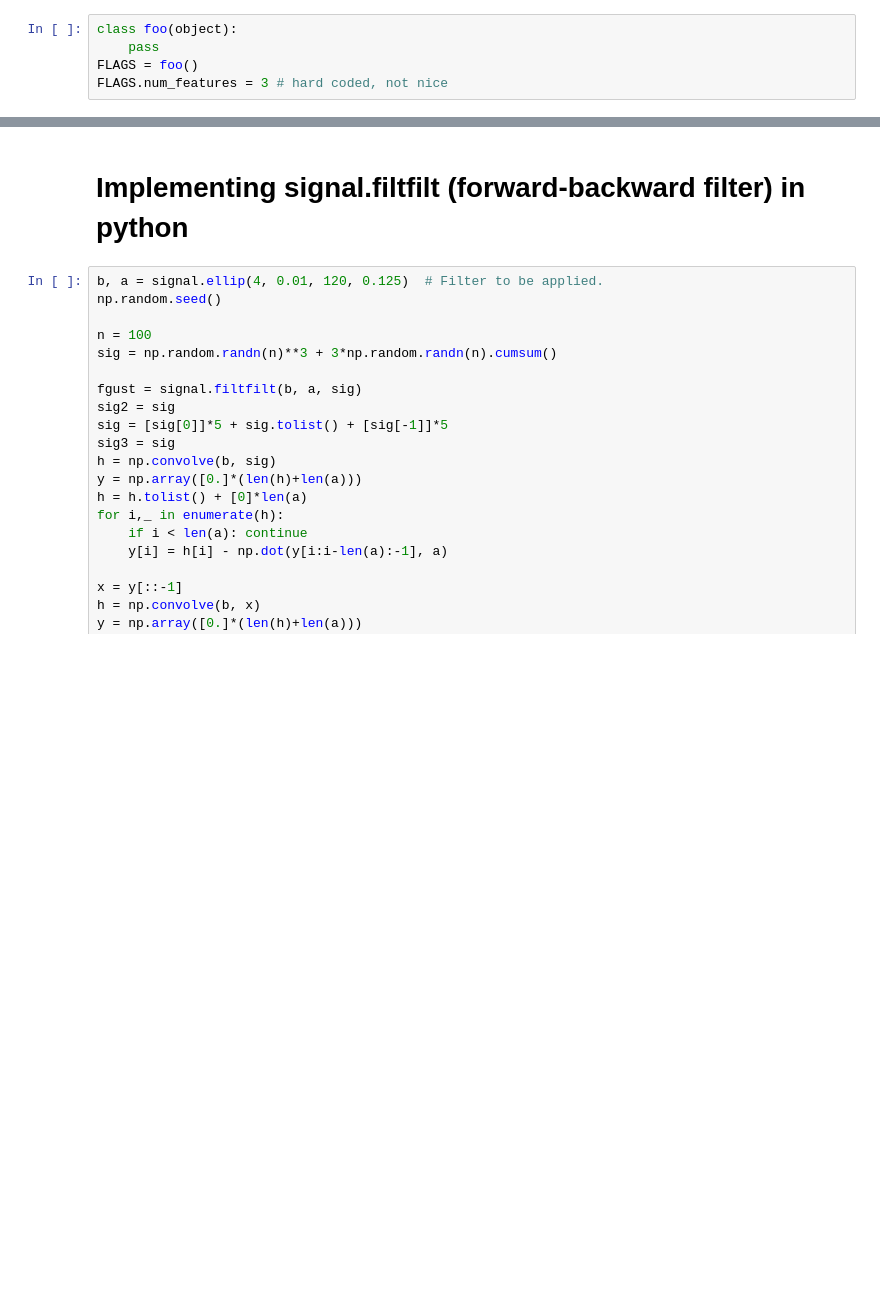
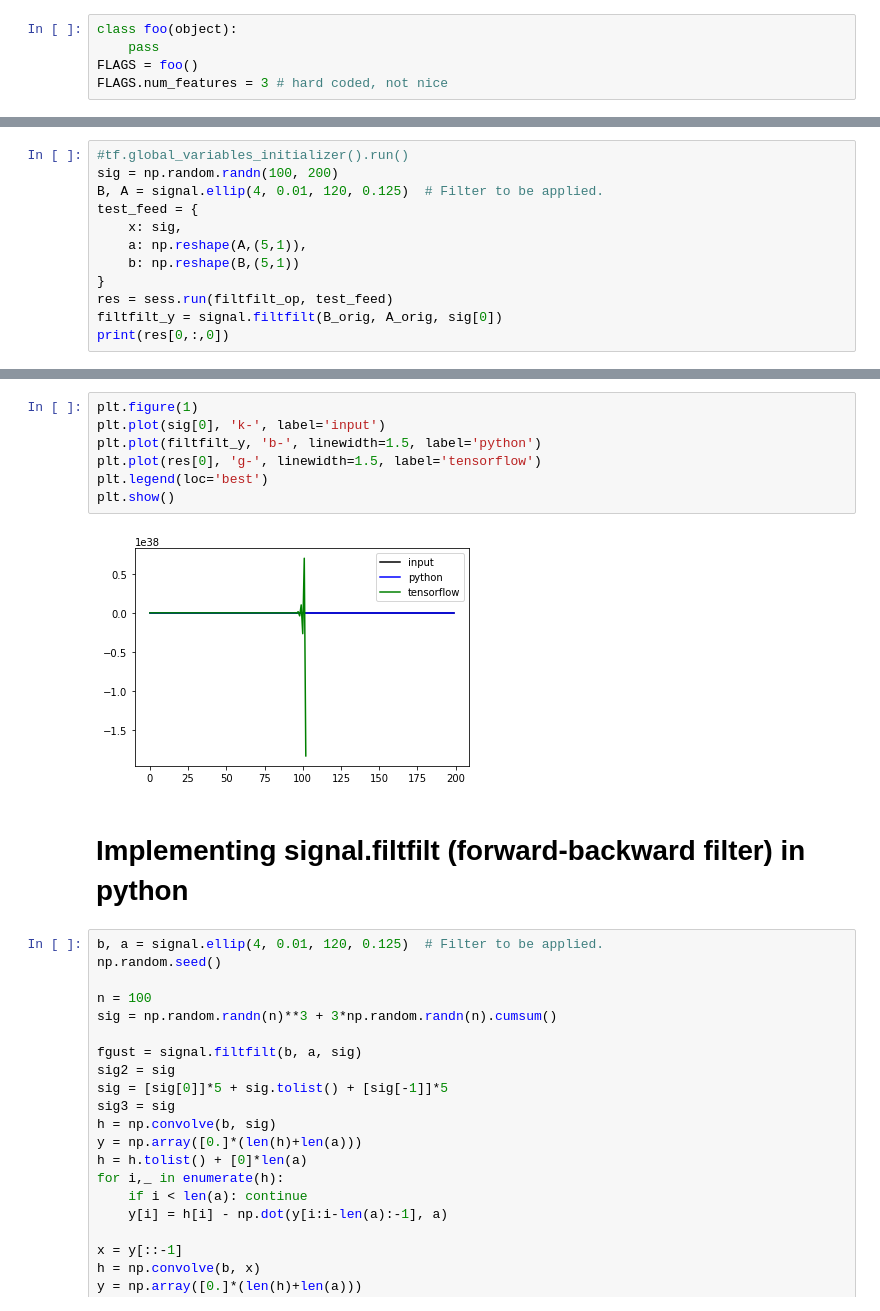
Before and after one commit to botcs/cinc2017, a Jupyter notebook: tensorflow/notebooks/time_domain.ipynb, the cells around one changed output, grey strips where cells are left out. Drawn from its saved outputs; the diff is of its cells as text; blank space fills up the shorter version.

Commit message:
A still not working version of filtfilt

```diff
--- a/tensorflow/notebooks/time_domain.ipynb
+++ b/tensorflow/notebooks/time_domain.ipynb
@@ -13,0 +101,12 @@ FLAGS.num_features = 3 # hard coded, not nice
+# %%
+#tf.global_variables_initializer().run()
+sig = np.random.randn(100, 200)
+B, A = signal.ellip(4, 0.01, 120, 0.125)  # Filter to be applied.
+test_feed = {
+    x: sig,
+    a: np.reshape(A,(5,1)),
+    b: np.reshape(B,(5,1))
+}
+res = sess.run(filtfilt_op, test_feed)
+filtfilt_y = signal.filtfilt(B_orig, A_orig, sig[0])
+print(res[0,:,0])
@@ -14,3 +131,12 @@ FLAGS.num_features = 3 # hard coded, not nice
+# %%
+plt.figure(1)
+plt.plot(sig[0], 'k-', label='input')
+plt.plot(filtfilt_y, 'b-', linewidth=1.5, label='python')
+plt.plot(res[0], 'g-', linewidth=1.5, label='tensorflow')
+plt.legend(loc='best')
+plt.show()
+# %% [output]
+[figure, added]
 # %% [markdown]
 # Implementing signal.filtfilt (forward-backward filter) in python
 # %%
```
Also changed, not shown: parts of 6 cells of this notebook.
